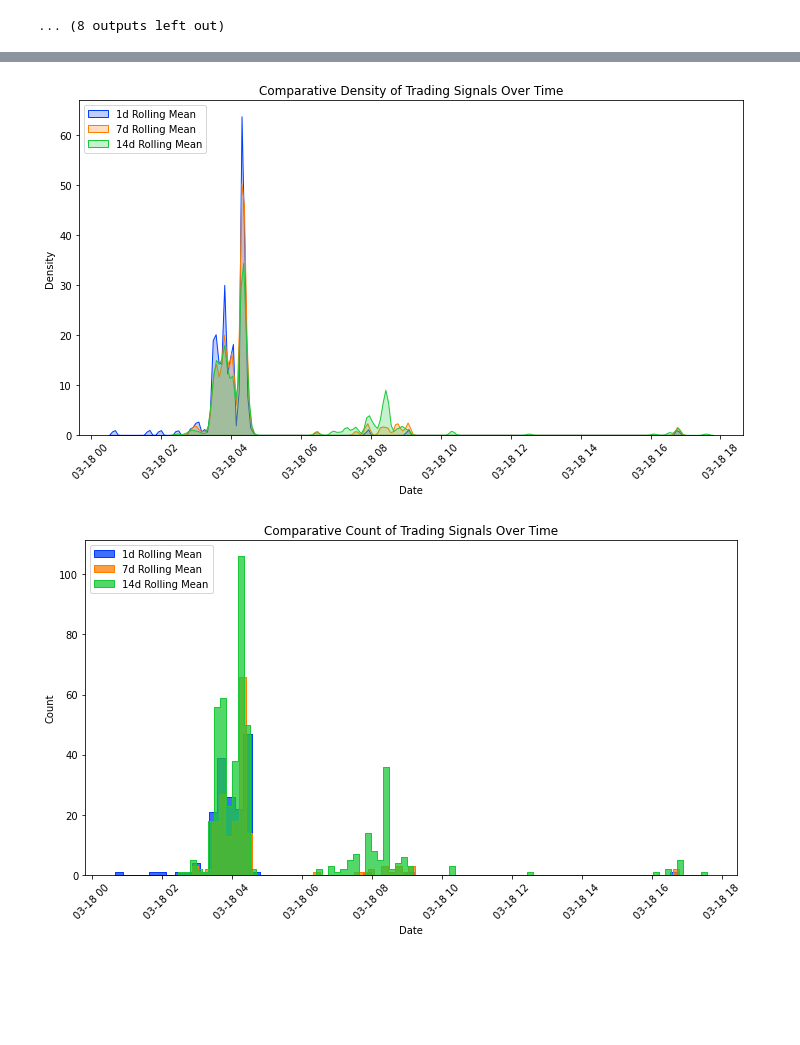
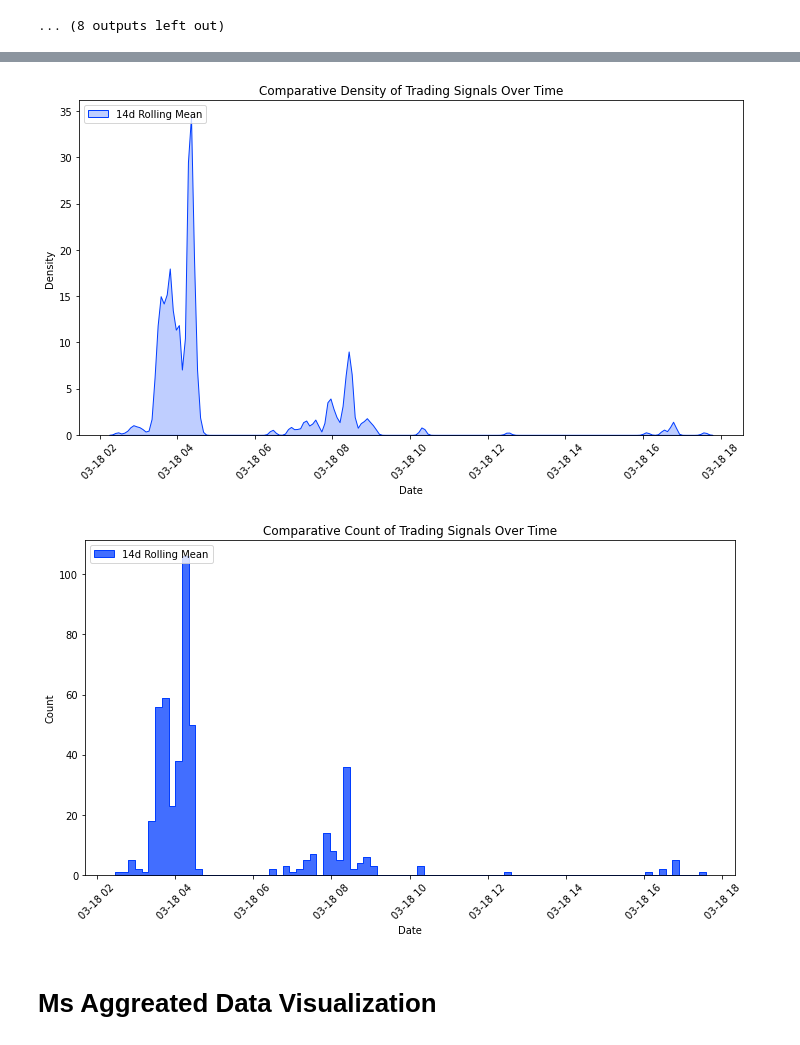
Before and after one commit to YRPan1999/future-spot-arbitrage-backtesting-and-research, a Jupyter notebook: visualization.ipynb, the cells around one changed output, grey strips where cells are left out. Drawn from its saved outputs; the diff is of its cells as text; code cells hidden in the pictures; blank space fills up the shorter version.

Commit message:
ms aggregated data

```diff
--- a/visualization.ipynb
+++ b/visualization.ipynb
@@ -254,15 +268,17 @@ data_visualization.analyze_signal_density_by_date(file_path_15m)
 # %%
 # input_files = [file_path_15m, file_path_1h, file_path_6h, file_path_1d, file_path_7d, file_path_14d]
 # labels = [label_15m, label_1h, label_6h, label_1d, label_7d, label_14d]
 
-input_files = [file_path_1d, file_path_7d, file_path_14d]
-labels = [label_1d, label_7d, label_14d]
+input_files = [file_path_14d]
+labels = [label_14d]
 
 time_frame = ('2023-03-18', '2023-03-19')
 # time_frame = ('2023-03-01', '2023-05-30')
 
 data_visualization.compare_signal_density_by_date(input_files, labels, time_frame=time_frame, plot_type='density')
 data_visualization.compare_signal_density_by_date(input_files, labels, time_frame=time_frame, plot_type='count')
 # %% [output]
-[figure, old version]
+[figure, new version]
-[figure, old version]
+[figure, new version]
+# %% [markdown]
+# Ms Aggreated Data Visualization
```
Also changed, not shown: parts of 3 cells of this notebook, 4 other files.
